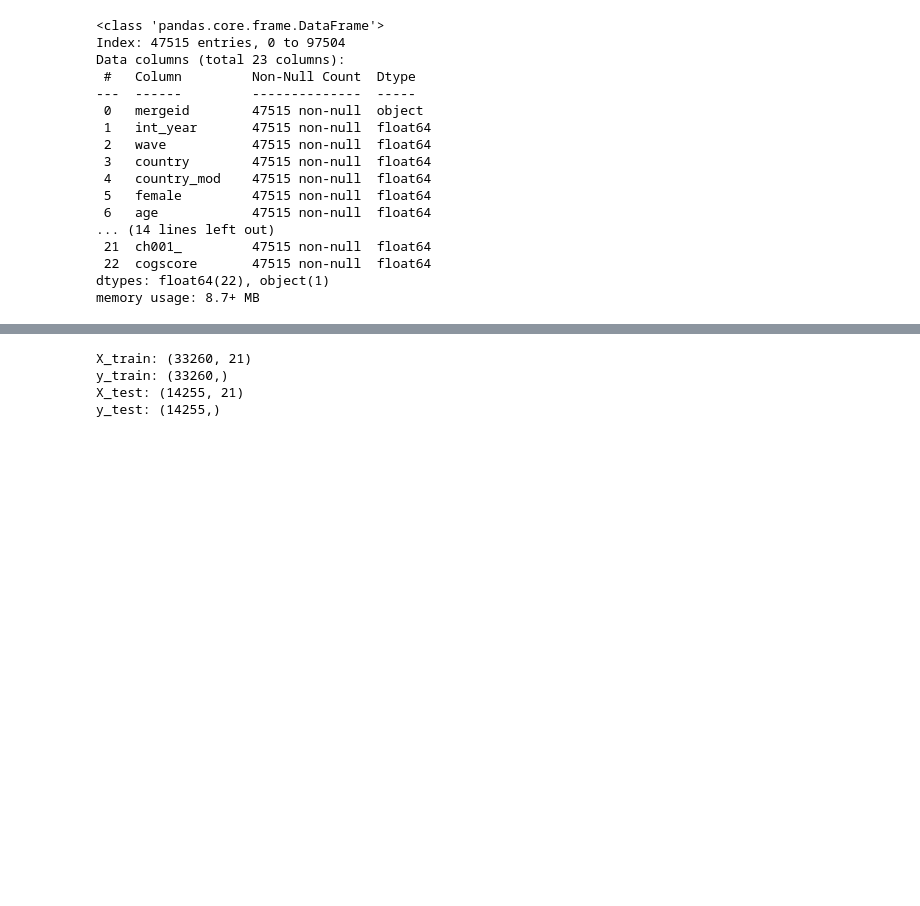
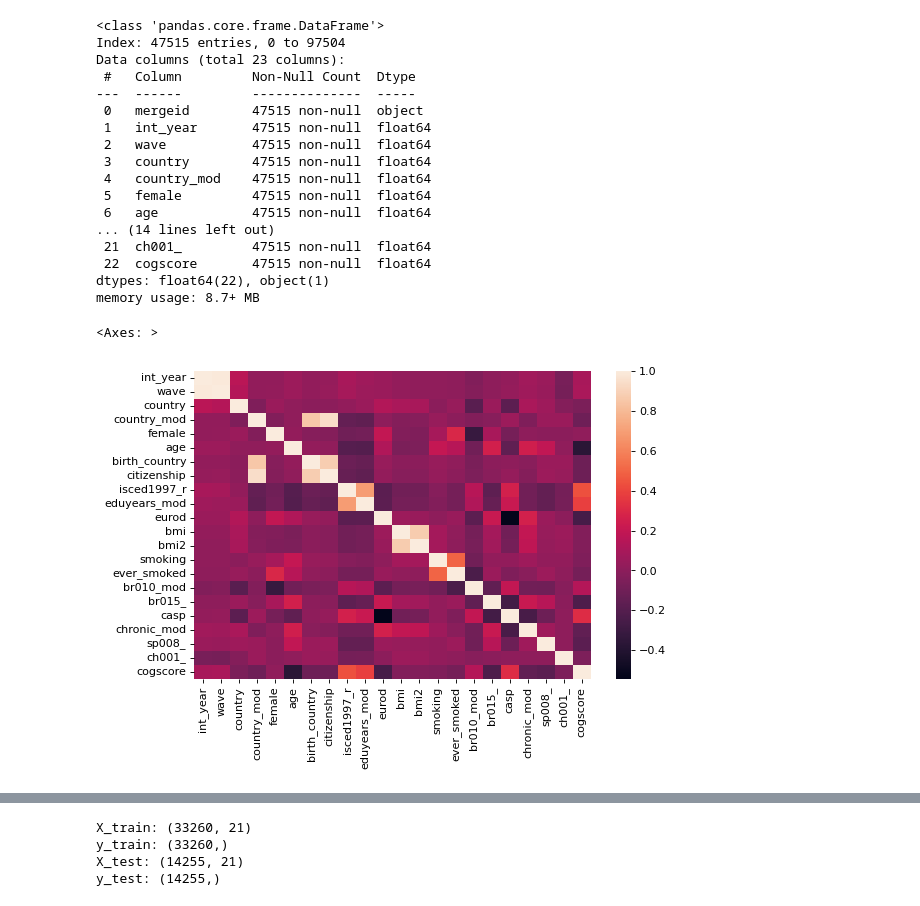
Before and after one commit to ananyajai/mlp_coursework_01, a Jupyter notebook: project1.ipynb, the cells around one changed output, grey strips where cells are left out. Saved outputs shown, nothing was run; the diff lists cells and outputs as text; code cells hidden in the pictures; blank space fills up the shorter version.

```diff
--- a/project1.ipynb
+++ b/project1.ipynb
@@ -143,3 +149,10 @@ Data columns (total 23 columns):
  22  cogscore       47515 non-null  float64
 dtypes: float64(22), object(1)
 memory usage: 8.7+ MB
+# %%
+# Plot a heat map to check if any of the features are correlated
+df_numerical = df.drop(['mergeid'], axis = 1)
+sns.heatmap(df_numerical.corr())
+# %% [output]
+<Axes: >
+[figure, added]
```
Also changed, not shown: parts of 6 cells of this notebook.
